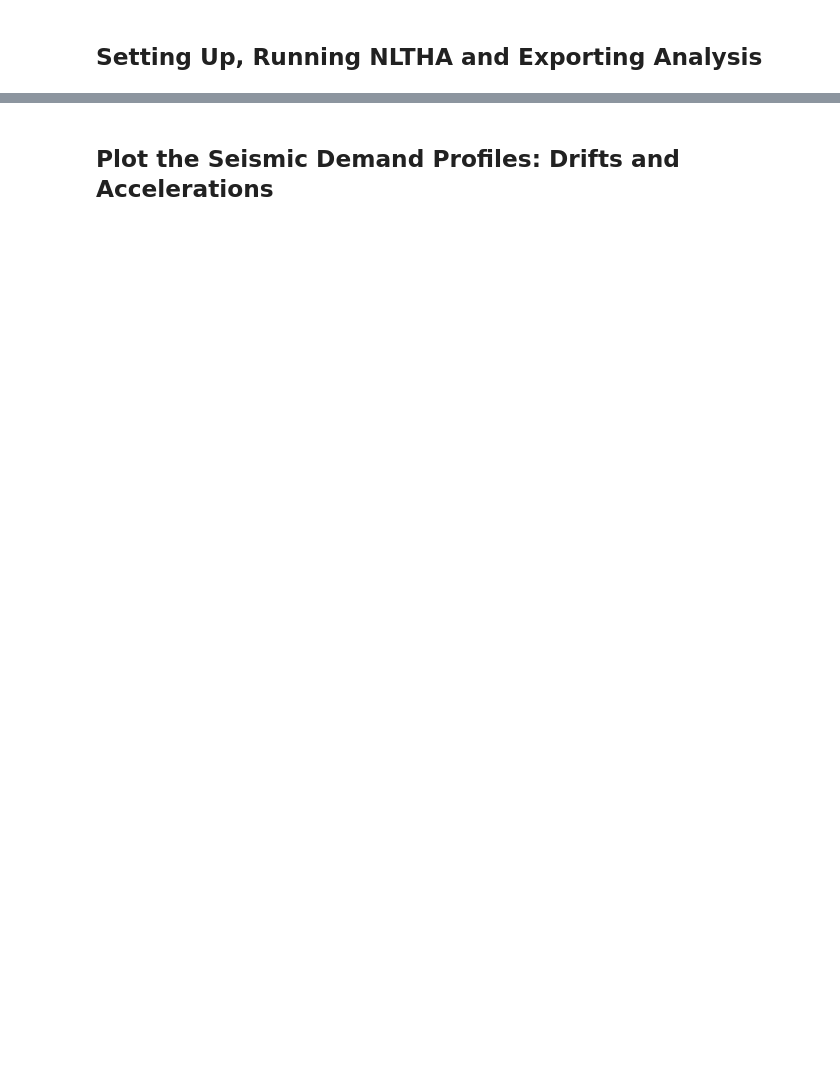
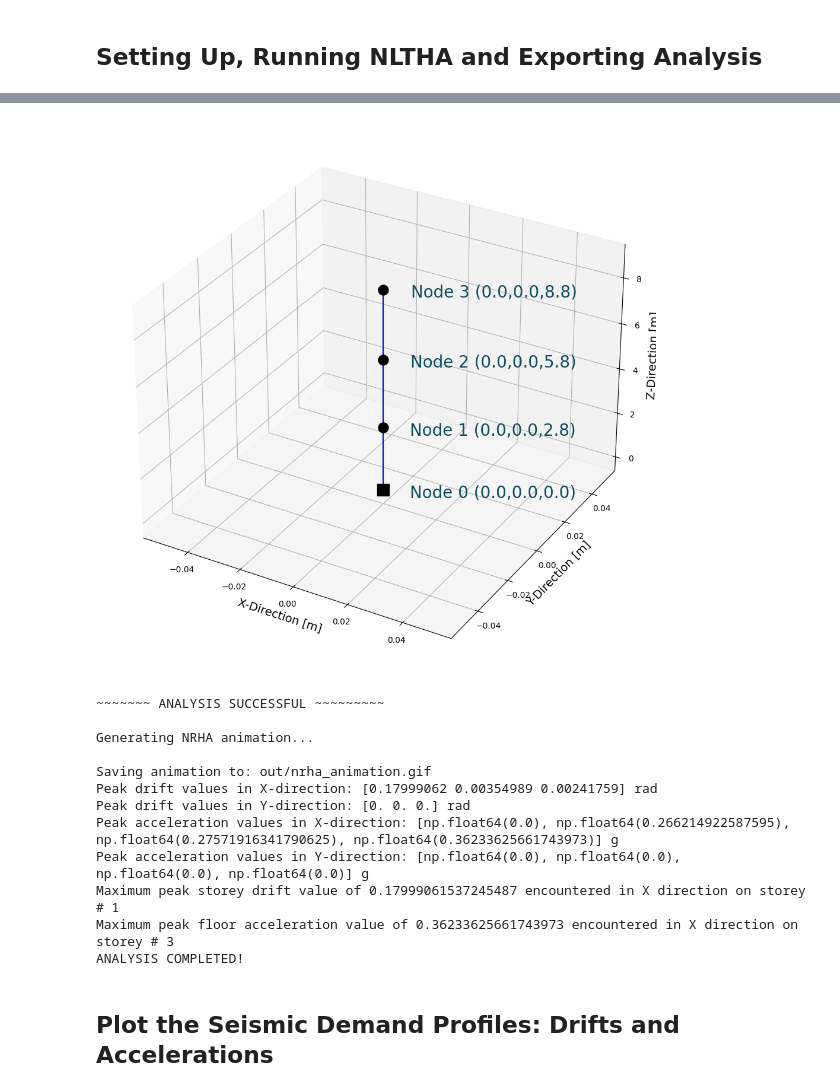
Before and after one commit to mgrubisic/oq-vmtk, a Jupyter notebook: demos/NonlinearTimeHistoryAnalysis/NonlinearTimeHistoryAnalysis.ipynb, the cells around one changed output, grey strips where cells are left out. Saved outputs shown, nothing was run; the diff lists cells and outputs as text; code cells hidden in the pictures; blank space fills up the shorter version.

```diff
--- a/demos/NonlinearTimeHistoryAnalysis/NonlinearTimeHistoryAnalysis.ipynb
+++ b/demos/NonlinearTimeHistoryAnalysis/NonlinearTimeHistoryAnalysis.ipynb
@@ -33,9 +33,9 @@ from openquake.vmtk.utilities     import export_to_pkl      # oq-vmtk utilities
 ## Define Directories ##
 # %%
 # Define the directory of the ground-motion records
-gm_directory  = './records'
+gm_directory  = './in/records'
 
 # Define the main output directory
-nrha_directory = './output'
+nrha_directory = './out'
 os.makedirs(nrha_directory, exist_ok=True)
 # %% [markdown]
@@ -131,7 +133,7 @@ control_nodes, conv_index, peak_drift, peak_accel, max_peak_drift, max_peak_drif
                                                                                                                                                                                                       dt_ansys,
                                                                                                                                                                                                       pFlag=False,
                                                                                                                                                                                                       xi = 0.05,
-                                                                                                                                                                                                      save_animation_path='figures/nrha_animation.gif',   # Note: Analysis will take longer to run due to the generation of the animated NRHA
+                                                                                                                                                                                                      save_animation_path='out/nrha_animation.gif',       # Note: Analysis will take longer to run due to the generation of the animated NRHA
                                                                                                                                                                                                       drift_thresholds=[0.0015, 0.0030, 0.0045, 0.0135])  # Note: The damage thresholds are arbitrary and are not associated with any limit state analysis
 # Print statements
 print('Peak drift values in X-direction:', peak_drift[:,0], 'rad') # Peak drift values in the X-direction
@@ -169,3 +171,4 @@ for i, label in enumerate(labels):
 export_to_pkl(os.path.join(nrha_directory,'nrha_ansys_out.pkl'), ansys_dict)
 
 print('ANALYSIS COMPLETED!')
+# %% [output]
@@ -172,3 +178,16 @@ print('ANALYSIS COMPLETED!')
+[figure, added]
+~~~~~~~ ANALYSIS SUCCESSFUL ~~~~~~~~~
+
+Generating NRHA animation...
+
+Saving animation to: out/nrha_animation.gif
+Peak drift values in X-direction: [0.17999062 0.00354989 0.00241759] rad
+Peak drift values in Y-direction: [0. 0. 0.] rad
+Peak acceleration values in X-direction: [np.float64(0.0), np.float64(0.266214922587595), np.float64(0.27571916341790625), np.float64(0.36233625661743973)] g
+Peak acceleration values in Y-direction: [np.float64(0.0), np.float64(0.0), np.float64(0.0), np.float64(0.0)] g
+Maximum peak storey drift value of 0.17999061537245487 encountered in X direction on storey # 1
+Maximum peak floor acceleration value of 0.36233625661743973 encountered in X direction on storey # 3
+ANALYSIS COMPLETED!
 # %% [markdown]
 ## Plot the Seismic Demand Profiles: Drifts and Accelerations ##
 # %%
```
Also changed, not shown: parts of 4 cells of this notebook, 9 other files.
